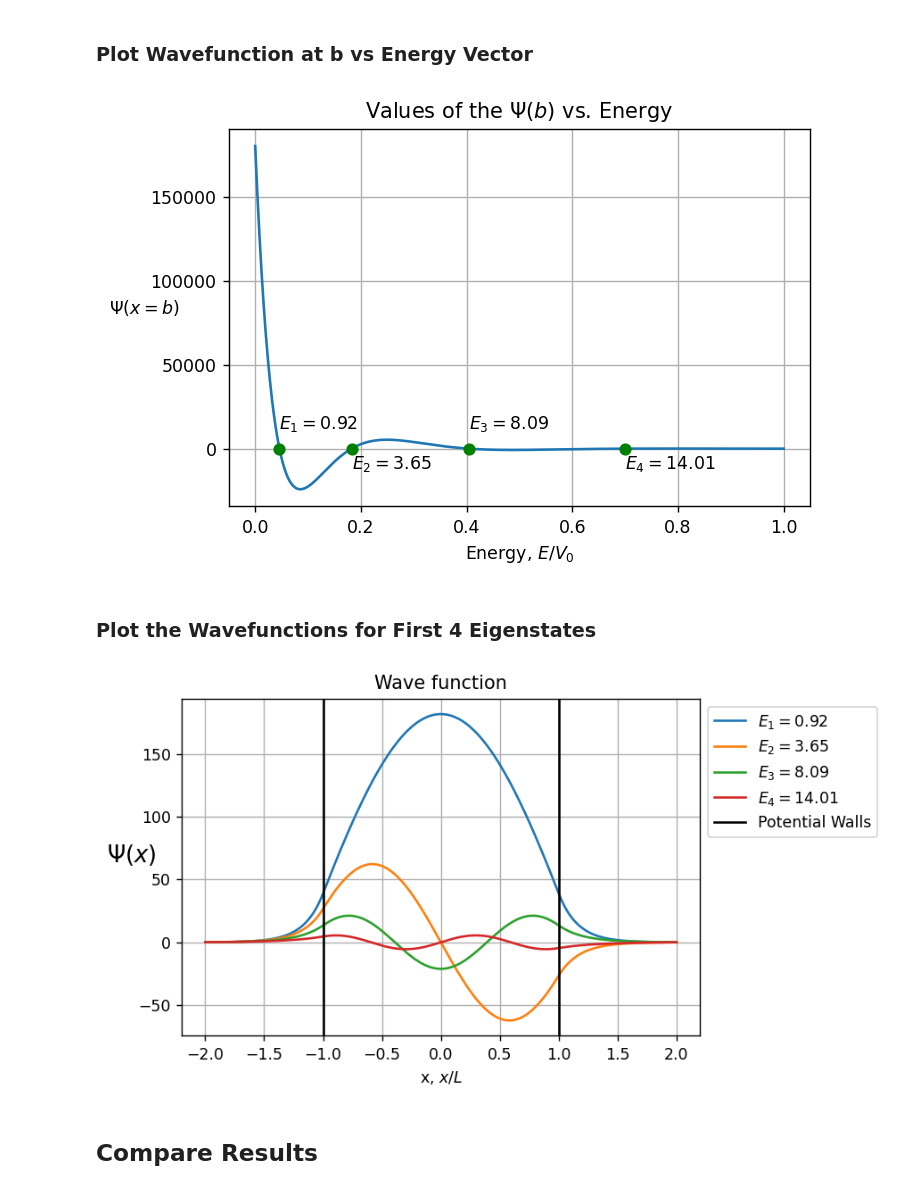
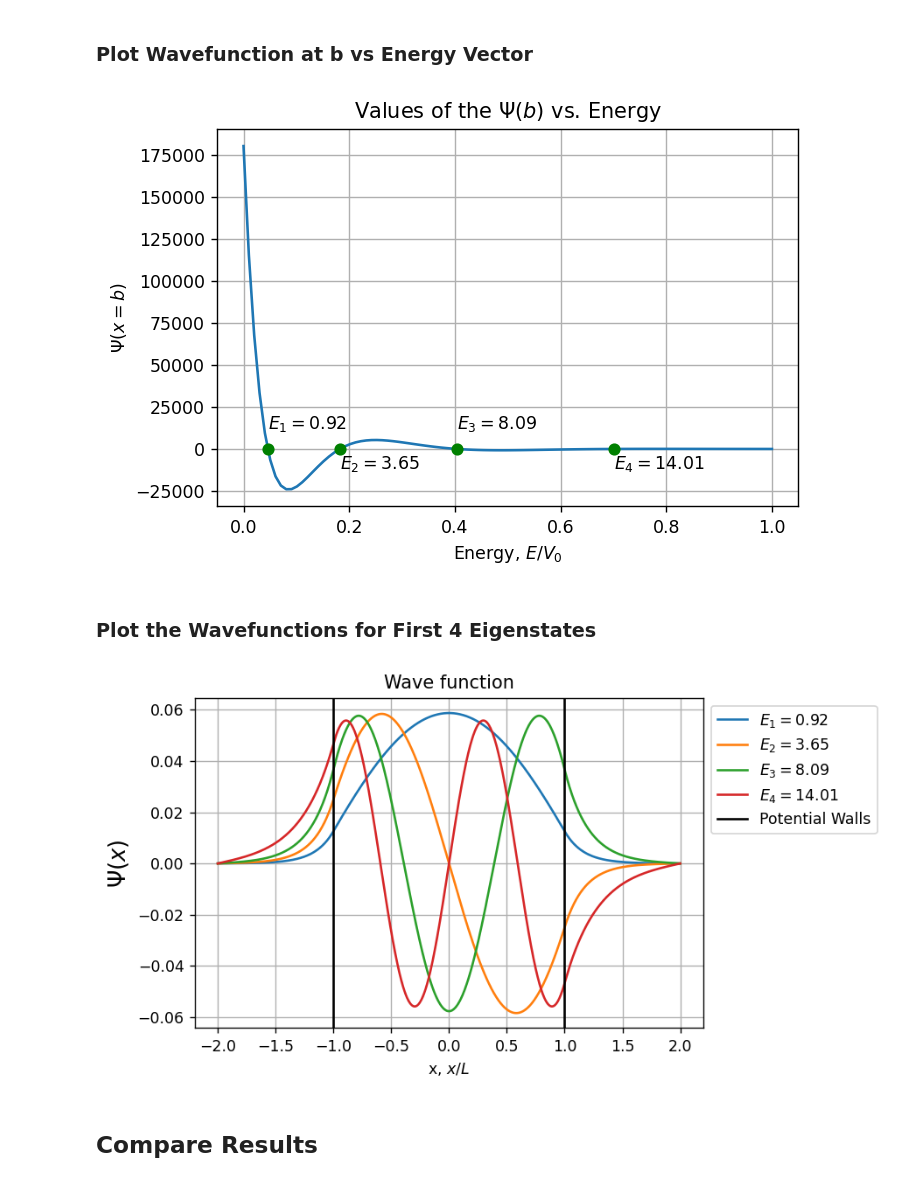
Before and after one commit to ubsuny/qd-final20, a Jupyter notebook: QD_Eigenstates.ipynb, the cells around one changed output. Saved outputs shown, nothing was run; the diff lists cells and outputs as text; code cells hidden in the pictures.

```diff
--- a/QD_Eigenstates.ipynb
+++ b/QD_Eigenstates.ipynb
@@ -15,11 +20,12 @@ plt.rcParams['figure.dpi'] = 125
 # %%
 N = 1000                    # number of points to take
-psi = np.zeros([N,2])       # Wavefunction values and its derivative (psi and psi')
-psi0 = array([0,1])         # Wavefunction initial states
+
 Vo = 20
 E = 0.0                     # global variable Energy  needed for Sch.Eq, changed in function "Wave function"
 b = 2                       # point outside of well where we need to check if the function diverges
 x = linspace(-b, b, N)      # x-axis
-en = linspace(0, Vo, 1000)  # vector of energies where we look for the stable states
+en = linspace(0, Vo, 100)  # vector of energies where we look for the stable states
 L = 1
+m = 1
+hbar = 1
 # %% [markdown]
@@ -43,6 +48,0 @@ plt.show()
-# %%
-psi_b = []    # vector of wave function at x = b for all of the energies in en
-
-for e1 in en:
-    psi_b.append(s.Wave_function(e1))     # for each energy e1 find the the psi(x) at x = b
-E_zeroes = s.find_all_zeroes(en, psi_b)   # now find the energies where psi(b) = 0
@@ -104,5 +110,5 @@ Here we repeat the previous calculations but instead of using the bisection meth
 # %%
-s_scip = Finite_Well_Scipy_Solver(x, b, L, Vo, en, psi, psi0)
+s_scip = Finite_Well_Scipy_Solver(x, b, L, Vo, en, m, hbar, psi, psi0)
 # %% [markdown]
 ### Find Energies Corresponding to $\Psi \left( b \right)$
 # %%
@@ -110,7 +116,7 @@ psi_b_s = []    # vector of wave function at x = b for all of the energies in en
 
 for e1 in en:
     psi_b_s.append(s_scip.Wave_function(e1))     # for each energy e1 find the the psi(x) at x = b
-E_zeroes_s = s_scip.find_all_zeroes(en, psi_b)   # now find the energies where psi(b) = 0
+E_zeroes_s = s_scip.find_all_zeroes(en, psi_b_s)   # now find the energies where psi(b) = 0
 # %% [markdown]
 ### Compare Energies from Scipy.Integrate and Analytical Methods
 # %%
@@ -136,11 +142,11 @@ Energies from the analytical model are:
 # %% [markdown]
 ### Plot Wavefunction at b vs Energy Vector
 # %%
-plt.figure()
-plt.plot(en/Vo,psi_b)
+plt.figure(3)
+plt.plot(en/Vo,psi_b_s)
 plt.title('Values of the $\Psi(b)$ vs. Energy')
 plt.xlabel('Energy, $E/V_0$')
-plt.ylabel('$\Psi(x = b)$', rotation='horizontal')
+plt.ylabel('$\Psi(x = b)$')
 i=1
 for E in E_zeroes_s:
     plt.plot(E/Vo, [0], 'go')
@@ -148,25 +154,29 @@ for E in E_zeroes_s:
     i += 1
 plt.grid()
 # %% [output]
-[figure, old version]
+[figure, new version]
 # %% [markdown]
 ### Plot the Wavefunctions for First 4 Eigenstates
 # %%
-plt.figure(2)
+plt.figure(4)
 i = 1
 for E in E_zeroes_s:
     psi = s_scip.Wave_function_full(E)
-    plt.plot(x, psi[:,0], label="$E_%d = %.2f$"%(i, E))
+    psi = psi[:,0]
+    # NORMALIZE
+    norm_coef = np.sqrt(simps(psi**2))
+    psi = (1/norm_coef)*psi
+    plt.plot(x, psi, label="$E_%d = %.2f$"%(i, E))
     i += 1
 plt.axvline(x=L,color ='k',label='Potential Walls')
 plt.axvline(x=-L,color='k')
 plt.legend(bbox_to_anchor=(1, 1), loc='upper left')
 plt.title('Wave function')
 plt.xlabel('x, $x/L$')
-plt.ylabel('$\Psi(x)$', rotation='horizontal', fontsize = 15)
+plt.ylabel('$\Psi(x)$',fontsize = 15)
 plt.grid()
 # %% [output]
-[figure, old version]
+[figure, new version]
 # %% [markdown]
 ## Compare Results
 # %%
```
Also changed, not shown: parts of 27 cells of this notebook, 6 other files.
